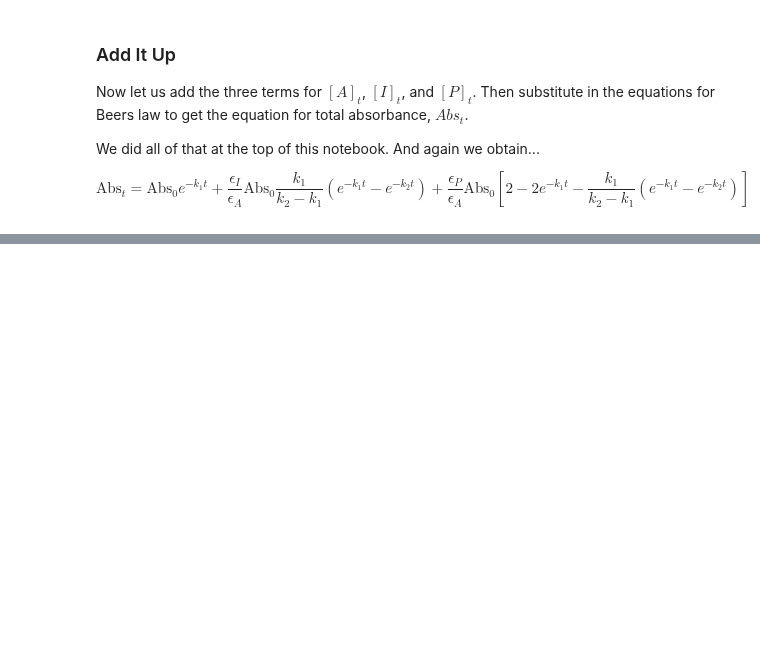
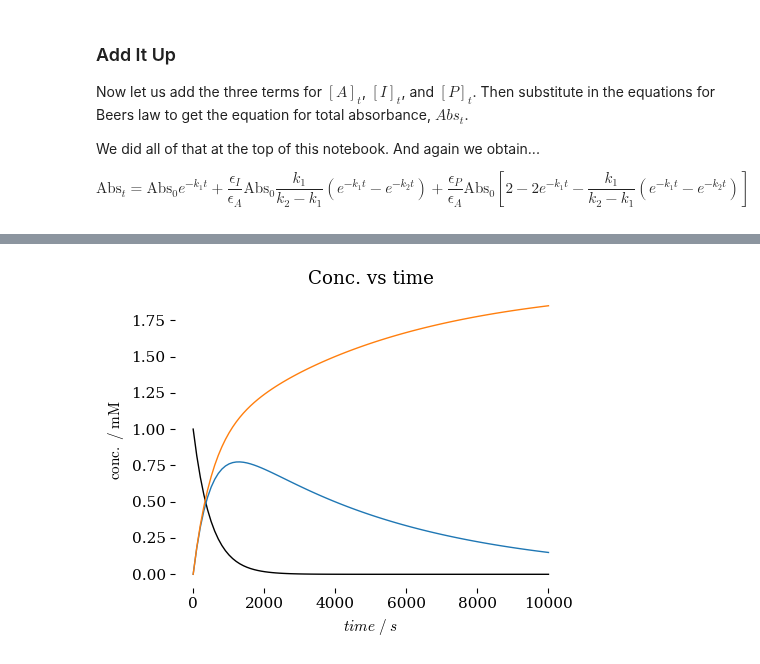
Before and after one commit to blinkletter/4410PythonNotebooks, a Jupyter notebook: Class_10/03-Kirby2_PlotEqsFromPaper.ipynb, the cells around one changed output, grey strips where cells are left out. Cells and saved outputs as stored; diff of their text form; code cells hidden in the pictures; blank space fills up the shorter version.

```diff
--- a/Class_10/03-Kirby2_PlotEqsFromPaper.ipynb
+++ b/Class_10/03-Kirby2_PlotEqsFromPaper.ipynb
@@ -337,0 +346,96 @@ $$\text{Abs}_t = \text{Abs}_0 e^{-k_1 t}
+# %%
+### from StealThisCode/4_SciPy/K05_NumericIntegration_SystemEq.ipynb
+
+#######################
+### import packages
+#######################
+
+import sympy as sym
+import numpy as np
+import matplotlib.pyplot as plt
+
+############################################
+### Create a function that describes the
+### system of differential equations.
+############################################
+
+#display(A.rhs,I.rhs,P.rhs)
+
+fA = sym.lambdify([t, A0, k1], A.rhs)
+fI = sym.lambdify([t, A0, k1, k2], I.rhs)
+fP = sym.lambdify([t, A0, k1, k2], P.rhs)
+
+############################################
+### Parameters and experimental conditions
+############################################
+
+k_1 = 2e-3          ### Values for kinetic parameters
+k_2 = 2e-4
+A0_conc = 1
+
+time_end = 10000   ### The end time
+n_points = 100   ### number of points - increase if needed
+
+#########################################
+### Create series of time points
+#########################################
+
+time = np.linspace(0, time_end, n_points) ### time vector (list of time points)
+
+##################################################################################
+### Plot the results
+##################################################################################
+
+plt.rcdefaults()                    ### resets the plot defaults so we always start in the same place
+plt.style.use("../styles/tufte.mplstyle")     ### Then add a fancy style sheet
+
+fig, ax = plt.subplots(nrows=1, ncols=1, figsize=(5,4))
+
+#########################################
+### Plot the line using the x_fit, y_fit points
+#########################################
+x = time
+y = fA(time, A0_conc, k_1)
+ax.plot(x, y,
+        linestyle = '-',            ### use a line between points
+ #       linewidth='0.5',            ### make the line thin
+        color = 'C0',            ### the line is black
+        zorder = 0                  ### everything is in layer 0 (the bottom layer in this case)
+        )
+
+x = time
+y = fI(time, A0_conc, k_1, k_2)
+ax.plot(x, y,
+        linestyle = '-',            ### use a line between points
+ #       linewidth='0.5',            ### make the line thin
+        color = 'C1',            ### the line is black
+        zorder = 0                  ### everything is in layer 0 (the bottom layer in this case)
+        )
+
+x = time
+y = fP(time, A0_conc, k_1, k_2)
+ax.plot(x, y,
+        linestyle = '-',            ### use a line between points
+ #       linewidth='0.5',            ### make the line thin
+        color = 'C2',            ### the line is black
+        zorder = 0                  ### everything is in layer 0 (the bottom layer in this case)
+        )
+#########################################
+### Add more style
+#########################################
+
+ax.set(ylabel=r"$\rm conc.\;/\;mM $",
+        xlabel=r"$time\; /\; s$",
+        title = "Conc. vs time",
+        xlim=[None, None],
+        ylim=[None, None])
+
+
+fig.tight_layout()  # otherwise the right y-label is slightly clipped
+
+fig.savefig("plot.pdf")    # use this to save the figure in PDF format
+plt.show()                 # output the combined four plots
+
+# r_I and r_P are the relative extinction coefficients for A and I w.r.t. A
+# %% [output]
+[figure, added]
```
Also changed, not shown: parts of 2 cells of this notebook, 5 other files.
